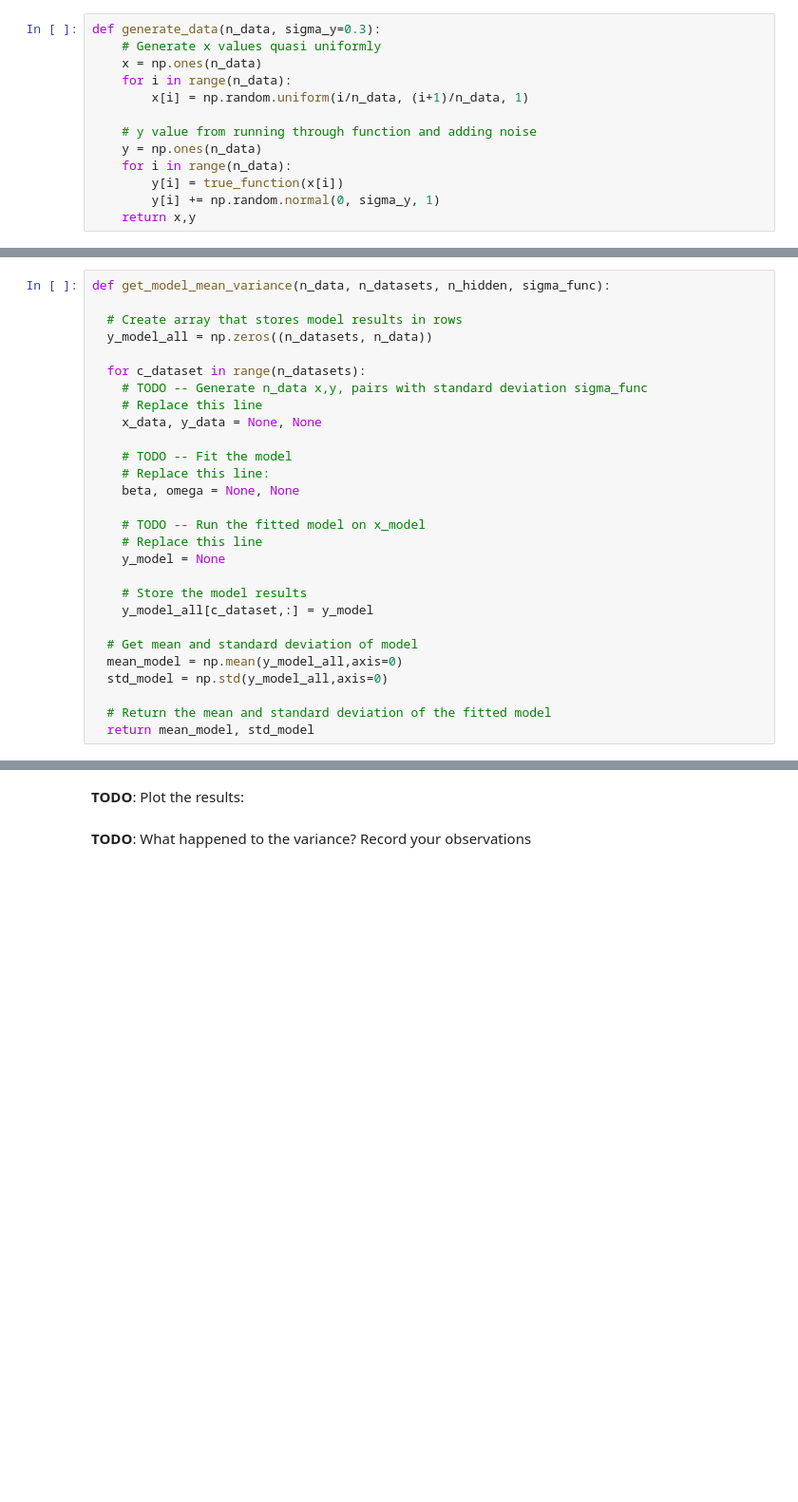
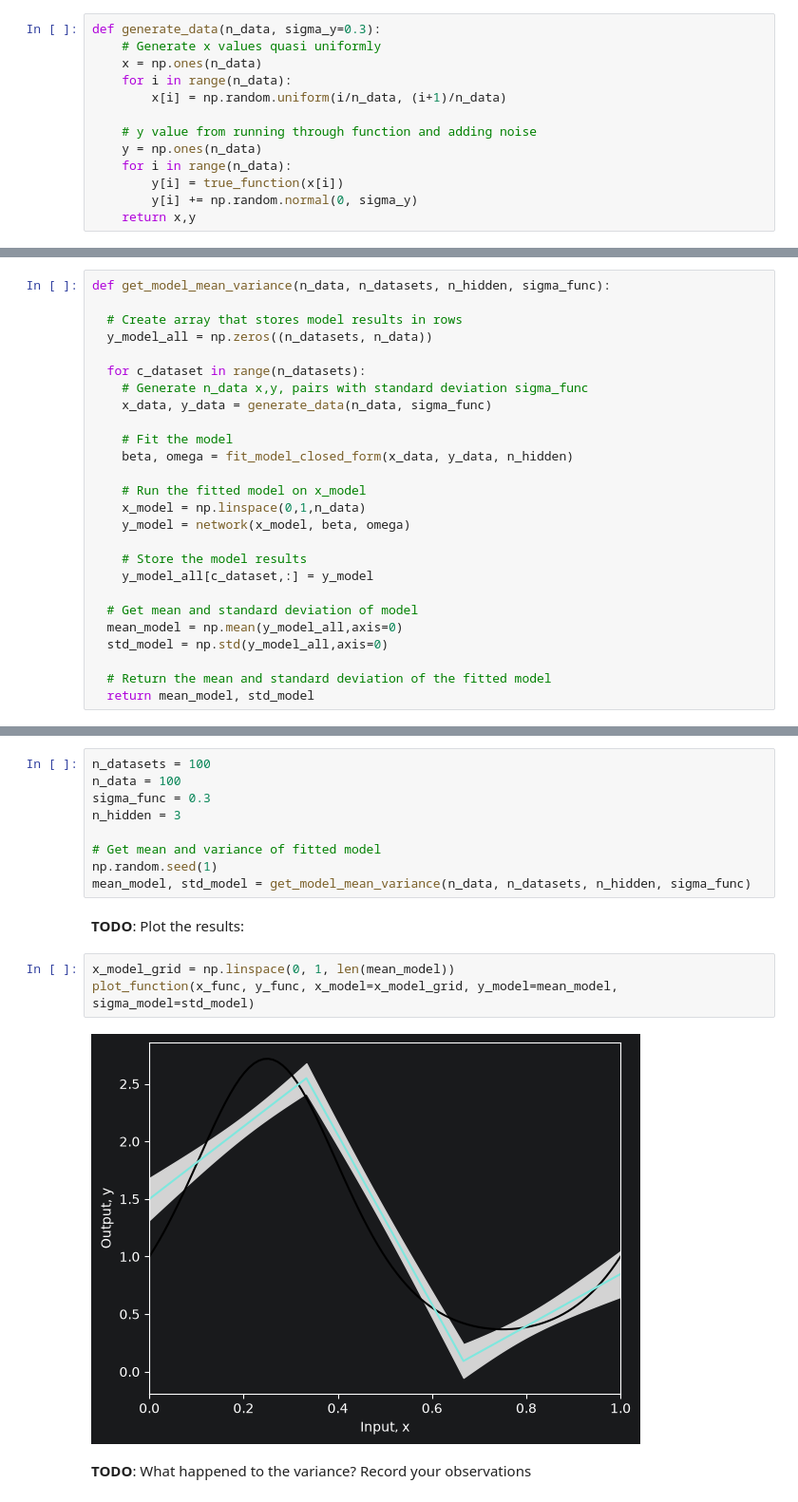
Before and after one commit to connorharv/byu-cs474, a Jupyter notebook: lab5_generalization_regularization.ipynb, the cells around one changed output, grey strips where cells are left out. Shown at 95% size. Cells and saved outputs as stored; diff of their text form; blank space fills up the shorter version.

```diff
--- a/lab5_generalization_regularization.ipynb
+++ b/lab5_generalization_regularization.ipynb
@@ -239,13 +380,13 @@ def generate_data(n_data, sigma_y=0.3):
     # Generate x values quasi uniformly
     x = np.ones(n_data)
     for i in range(n_data):
-        x[i] = np.random.uniform(i/n_data, (i+1)/n_data, 1)
+        x[i] = np.random.uniform(i/n_data, (i+1)/n_data)
 
     # y value from running through function and adding noise
     y = np.ones(n_data)
     for i in range(n_data):
         y[i] = true_function(x[i])
-        y[i] += np.random.normal(0, sigma_y, 1)
+        y[i] += np.random.normal(0, sigma_y)
     return x,y
 # %% [markdown]
 Let's draw the fitted function, together with uncertainty used to generate points
@@ -347,17 +492,15 @@ def get_model_mean_variance(n_data, n_datasets, n_hidden, sigma_func):
   y_model_all = np.zeros((n_datasets, n_data))
 
   for c_dataset in range(n_datasets):
-    # TODO -- Generate n_data x,y, pairs with standard deviation sigma_func
-    # Replace this line
-    x_data, y_data = None, None
+    # Generate n_data x,y, pairs with standard deviation sigma_func
+    x_data, y_data = generate_data(n_data, sigma_func)
 
-    # TODO -- Fit the model
-    # Replace this line:
-    beta, omega = None, None
+    # Fit the model
+    beta, omega = fit_model_closed_form(x_data, y_data, n_hidden)
 
-    # TODO -- Run the fitted model on x_model
-    # Replace this line
-    y_model = None
+    # Run the fitted model on x_model
+    x_model = np.linspace(0,1,n_data)
+    y_model = network(x_model, beta, omega)
 
     # Store the model results
     y_model_all[c_dataset,:] = y_model
@@ -392,7 +537,21 @@ If you did this correctly, you can see that there that we observe both **bias**
 ## Part 2.b) Changing the amount of available data
 # %% [markdown]
 **TODO**: Let's rerun the same experiment as the cell above, but this time let's increase the the number of training points to 100, `n_data=100`
+# %%
+n_datasets = 100
+n_data = 100
+sigma_func = 0.3
+n_hidden = 3
+
+# Get mean and variance of fitted model
+np.random.seed(1)
+mean_model, std_model = get_model_mean_variance(n_data, n_datasets, n_hidden, sigma_func)
 # %% [markdown]
 **TODO**: Plot the results:
+# %%
+x_model_grid = np.linspace(0, 1, len(mean_model))
+plot_function(x_func, y_func, x_model=x_model_grid, y_model=mean_model, sigma_model=std_model)
+# %% [output]
+[figure, added]
 # %% [markdown]
 **TODO**: What happened to the variance? Record your observations
```
Also changed, not shown: parts of 62 cells of this notebook.
